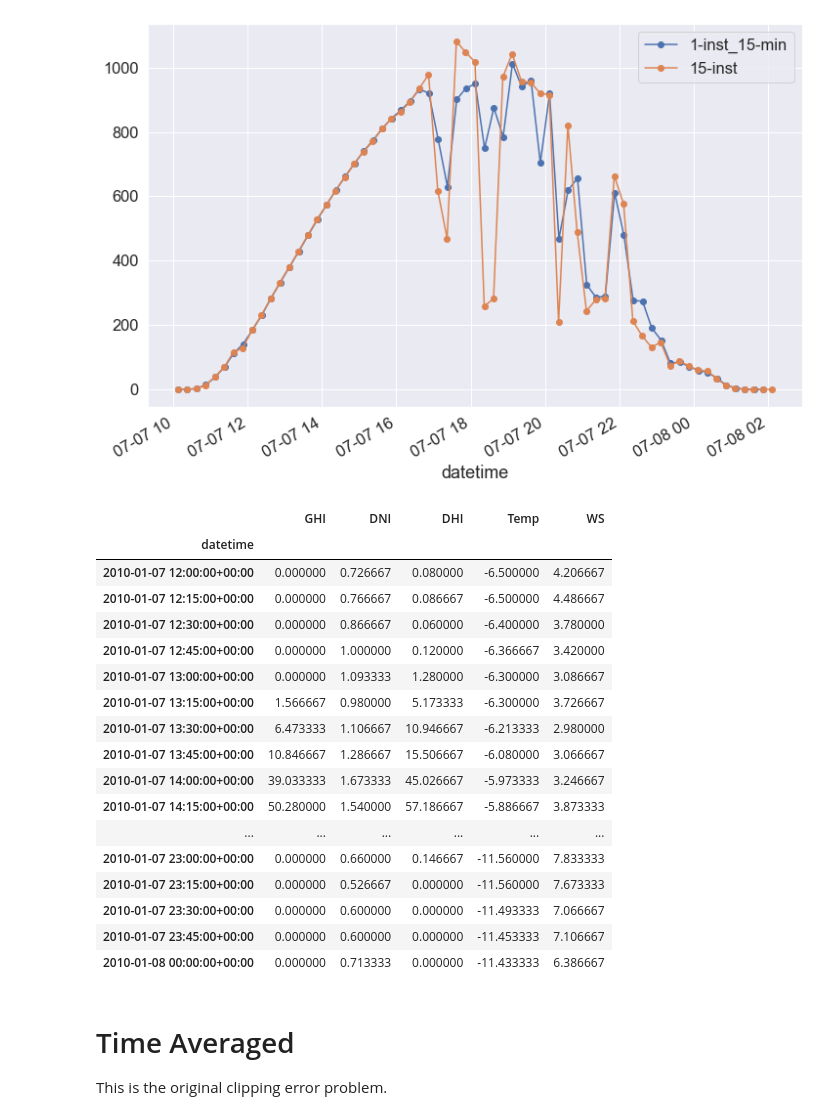
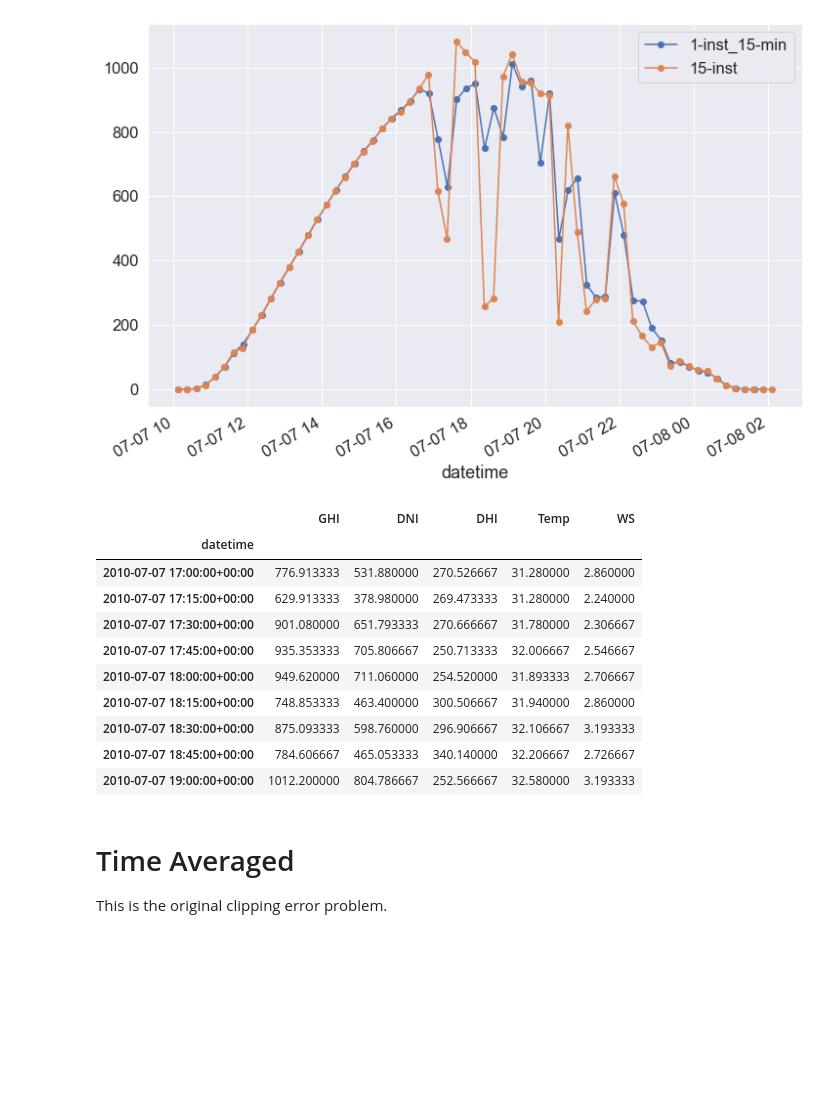
Before and after one commit to mikofski/pvsc49-satellite-sampling, a Jupyter notebook: analysis/instantaneous_weather-SURFRAD.ipynb, the cells around one changed output. Drawn from its saved outputs; the diff is of its cells as text; code cells hidden in the pictures; blank space fills up the shorter version.

```diff
--- a/analysis/instantaneous_weather-SURFRAD.ipynb
+++ b/analysis/instantaneous_weather-SURFRAD.ipynb
@@ -87,10 +86,10 @@ Each year has missing data, so I further narrow the selection by only using year
 Some of the fields are also missing. For example 1995 is missing all of the diffuse horizontal irradiance and about half of the air temperature data. I further narrow the selection by only using years with GHI, DHI, DNI, air temperature, wind speed, and solar zenith. This is a complete data set.
 # %%
 # how many years are missing data?
-REQD_COLS = ['ghi', 'dhi', 'dni', 'solar_zenith', 'wind_speed', 'temp_air']
+REQD_COLS = ['ghi', 'dhi', 'dni', 'solar_zenith', 'wind_speed', 'temp_air', 'pressure', 'relative_humidity']
 weather_years = dict.fromkeys(years)
 weather_stats = pd.DataFrame(index=years, columns=['Number of Records', 'Expected', 'Timestep', 'Completeness'])
-for weather_year in weather_path.iterdir():
+for weather_year in tqdm(weather_path.iterdir()):
     weather_df, weather_header = read_surfrad_year(weather_year)
     year = weather_year.parts[-1]
     dt = np.diff(weather_df.index).min().seconds/60
@@ -101,7 +100,5 @@ for weather_year in weather_path.iterdir():
         daze += (24*60/dt)
     frac_recs = num_recs/daze
     weather_stats.loc[year] = (num_recs, daze, dt, frac_recs)
-    print(f'{year} has {num_recs} out of {daze} expected with {dt}-min timestep (year complete = {frac_recs*100:g}%)')
-print(weather_header)
 weather_stats
 # %% [output]
@@ -167,10 +161,2 @@ selected_years
 | 2017 | 520497 | 525600.0 | 1.0 | 0.990291 |
 | 2019 | 518692 | 525600.0 | 1.0 | 0.986857 |
-# %%
-f, ax = plt.subplots(6, 1, sharex=True, figsize=(16, 12))
-for n, k in enumerate(REQD_COLS):
-    for year in selected_years.index:
-        print(f'making plot of {k} for {year}')
-        weather_years[year][k].plot(ax=ax[n])
-    ax[n].set_ylabel(k)
-f.suptitle(f'Selected SURFRAD data for {weather_dir}')
@@ -552,26 +529,19 @@ plt.legend(['1-inst_15-min', '15-inst'])
 <matplotlib.legend.Legend at 0x...>
 [figure]
 # %%
-weather.resample('15T').mean()[JAN7_MORN:JAN7_NITE]
+weather.resample('15T').mean()['2010-07-07T11:00:00-06:00':'2010-07-07T13:00:00-06:00']
 # %% [output]
 |  | GHI | DNI | DHI | Temp | WS |
 | datetime |  |  |  |  |  |
-| 2010-01-07 12:00:00+00:00 | 0.000000 | 0.726667 | 0.080000 | -6.500000 | 4.206667 |
-| 2010-01-07 12:15:00+00:00 | 0.000000 | 0.766667 | 0.086667 | -6.500000 | 4.486667 |
-| 2010-01-07 12:30:00+00:00 | 0.000000 | 0.866667 | 0.060000 | -6.400000 | 3.780000 |
-| 2010-01-07 12:45:00+00:00 | 0.000000 | 1.000000 | 0.120000 | -6.366667 | 3.420000 |
-| 2010-01-07 13:00:00+00:00 | 0.000000 | 1.093333 | 1.280000 | -6.300000 | 3.086667 |
-| 2010-01-07 13:15:00+00:00 | 1.566667 | 0.980000 | 5.173333 | -6.300000 | 3.726667 |
-| 2010-01-07 13:30:00+00:00 | 6.473333 | 1.106667 | 10.946667 | -6.213333 | 2.980000 |
-| 2010-01-07 13:45:00+00:00 | 10.846667 | 1.286667 | 15.506667 | -6.080000 | 3.066667 |
-| 2010-01-07 14:00:00+00:00 | 39.033333 | 1.673333 | 45.026667 | -5.973333 | 3.246667 |
-| 2010-01-07 14:15:00+00:00 | 50.280000 | 1.540000 | 57.186667 | -5.886667 | 3.873333 |
-| ... | ... | ... | ... | ... | ... |
-| 2010-01-07 23:00:00+00:00 | 0.000000 | 0.660000 | 0.146667 | -11.560000 | 7.833333 |
-| 2010-01-07 23:15:00+00:00 | 0.000000 | 0.526667 | 0.000000 | -11.560000 | 7.673333 |
-| 2010-01-07 23:30:00+00:00 | 0.000000 | 0.600000 | 0.000000 | -11.493333 | 7.066667 |
-| 2010-01-07 23:45:00+00:00 | 0.000000 | 0.600000 | 0.000000 | -11.453333 | 7.106667 |
-| 2010-01-08 00:00:00+00:00 | 0.000000 | 0.713333 | 0.000000 | -11.433333 | 6.386667 |
+| 2010-07-07 17:00:00+00:00 | 776.913333 | 531.880000 | 270.526667 | 31.280000 | 2.860000 |
+| 2010-07-07 17:15:00+00:00 | 629.913333 | 378.980000 | 269.473333 | 31.280000 | 2.240000 |
+| 2010-07-07 17:30:00+00:00 | 901.080000 | 651.793333 | 270.666667 | 31.780000 | 2.306667 |
+| 2010-07-07 17:45:00+00:00 | 935.353333 | 705.806667 | 250.713333 | 32.006667 | 2.546667 |
+| 2010-07-07 18:00:00+00:00 | 949.620000 | 711.060000 | 254.520000 | 31.893333 | 2.706667 |
+| 2010-07-07 18:15:00+00:00 | 748.853333 | 463.400000 | 300.506667 | 31.940000 | 2.860000 |
+| 2010-07-07 18:30:00+00:00 | 875.093333 | 598.760000 | 296.906667 | 32.106667 | 3.193333 |
+| 2010-07-07 18:45:00+00:00 | 784.606667 | 465.053333 | 340.140000 | 32.206667 | 2.726667 |
+| 2010-07-07 19:00:00+00:00 | 1012.200000 | 804.786667 | 252.566667 | 32.580000 | 3.193333 |
 # %% [markdown]
 # Time Averaged
 This is the original clipping error problem.
```
Also changed, not shown: parts of 22 cells of this notebook.
